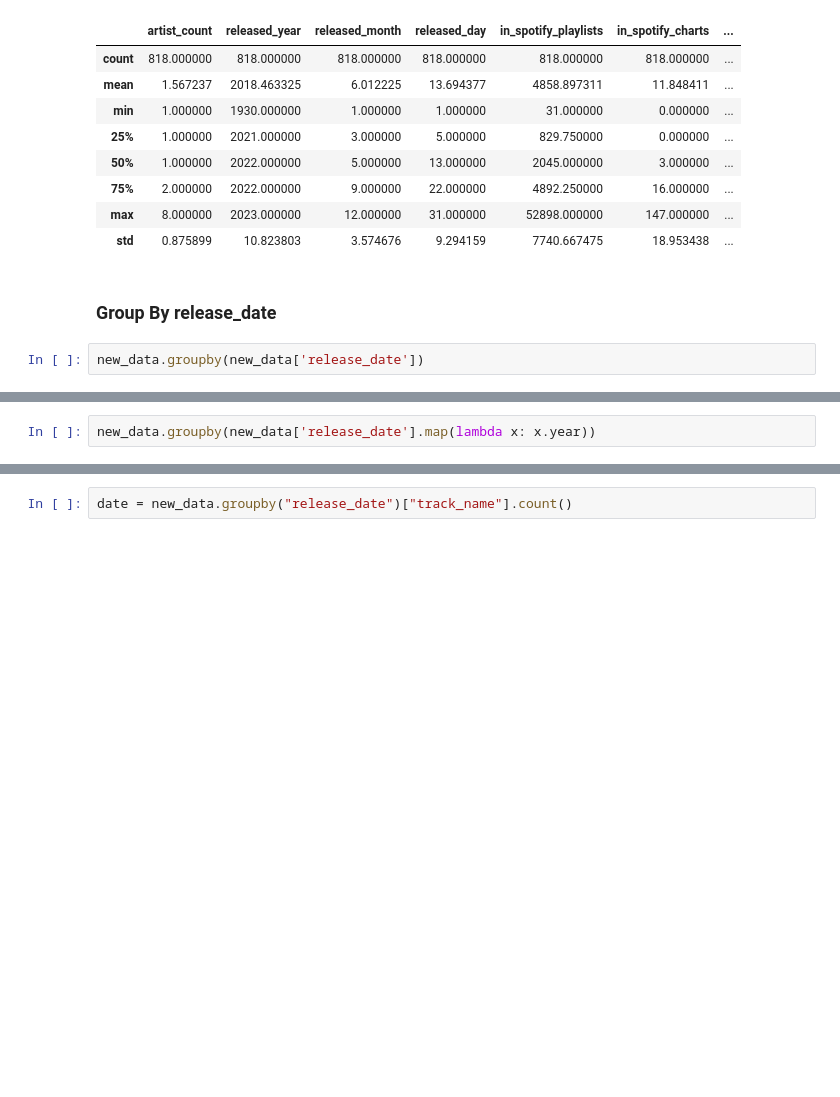
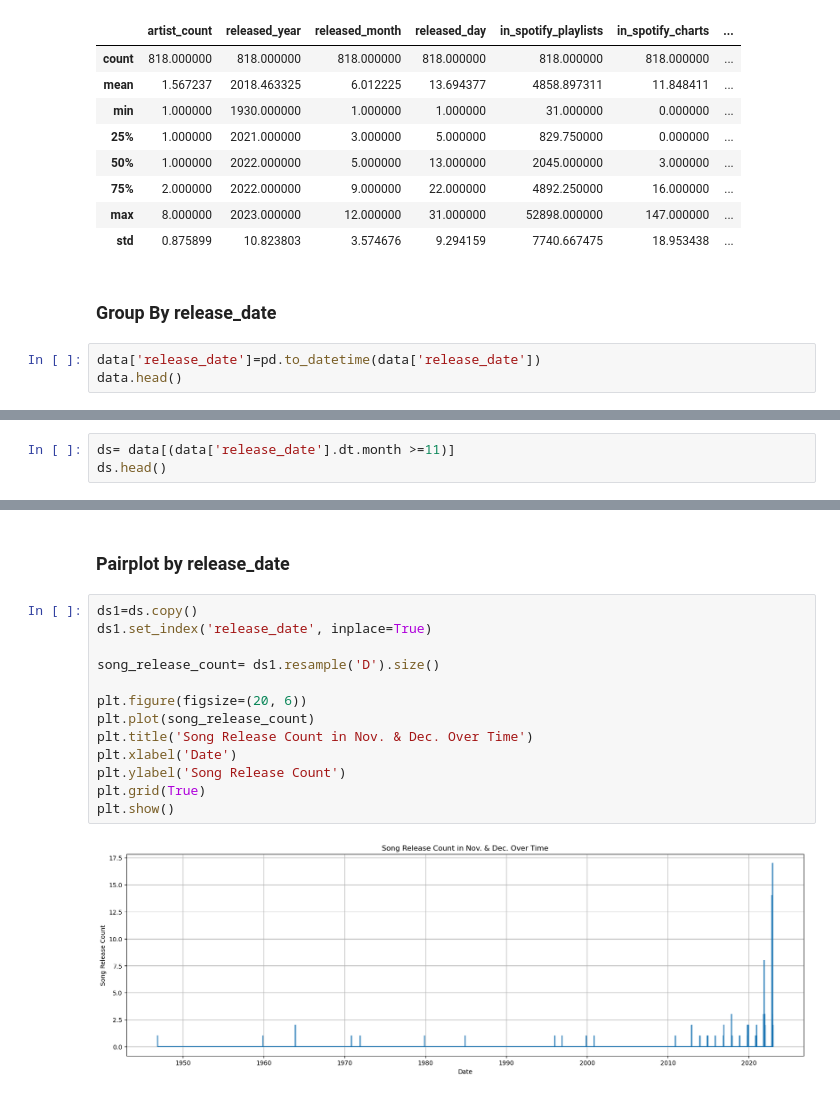
Before and after one commit to ToshiroHJJZ/DS_Final_Project, a Jupyter notebook: Final_Project.ipynb, the cells around one changed output, grey strips where cells are left out. Cells and saved outputs as stored; diff of their text form; blank space fills up the shorter version.

```diff
--- a/Final_Project.ipynb
+++ b/Final_Project.ipynb
@@ -128,5 +131,6 @@ new_data.describe()
 # %% [markdown]
 ### Group By release_date
 # %%
-new_data.groupby(new_data['release_date'])
+data['release_date']=pd.to_datetime(data['release_date'])
+data.head()
 # %% [output]
@@ -134,3 +164,4 @@ new_data.groupby(new_data['release_date'])
 # %%
-new_data.groupby(new_data['release_date'].map(lambda x: x.year))
+ds= data[(data['release_date'].dt.month >=11)]
+ds.head()
 # %% [output]
@@ -138,3 +175,18 @@ new_data.groupby(new_data['release_date'].map(lambda x: x.year))
+# %% [markdown]
+### Pairplot by release_date
 # %%
-date = new_data.groupby("release_date")["track_name"].count()
+ds1=ds.copy()
+ds1.set_index('release_date', inplace=True)
+
+song_release_count= ds1.resample('D').size()
+
+plt.figure(figsize=(20, 6))
+plt.plot(song_release_count)
+plt.title('Song Release Count in Nov. & Dec. Over Time')
+plt.xlabel('Date')
+plt.ylabel('Song Release Count')
+plt.grid(True)
+plt.show()
+# %% [output]
+[figure, added]
 # %%
```
Also changed, not shown: parts of 19 cells of this notebook.
